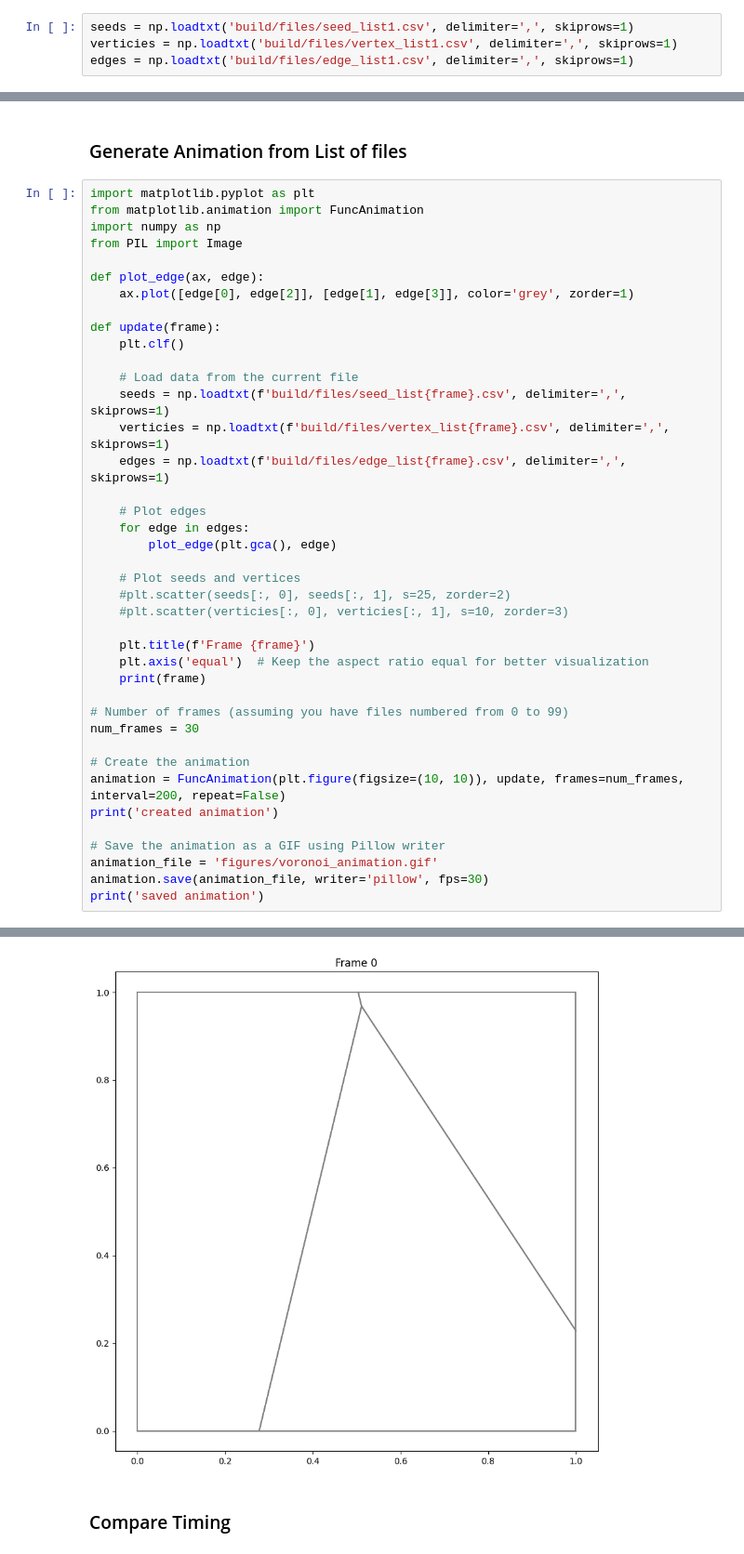
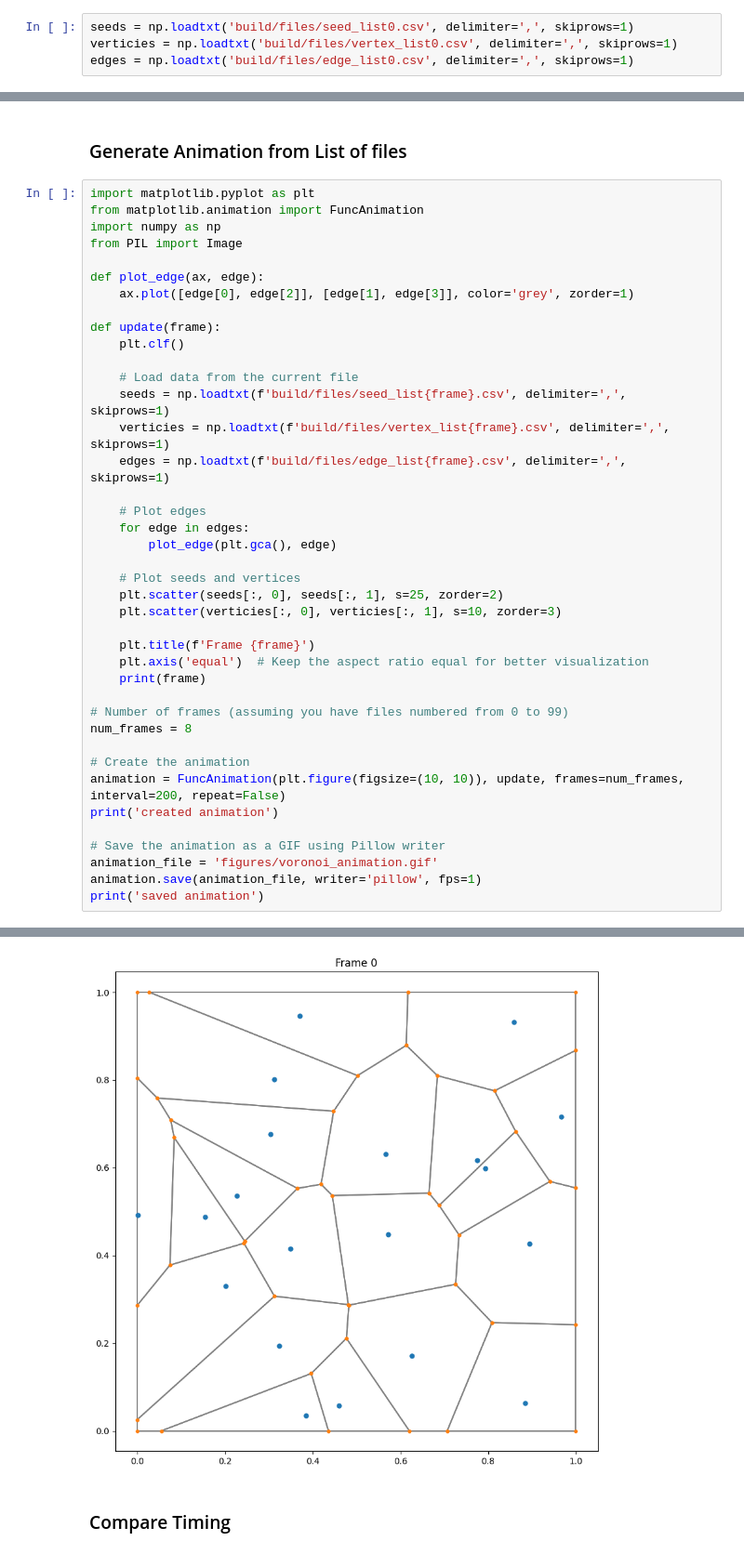
Before and after one commit to lucas56098/voronoi_mesh_project, a Jupyter notebook: animate.ipynb, the cells around one changed output, grey strips where cells are left out. Shown at 93% size. Cells and saved outputs as stored; diff of their text form.

```diff
--- a/animate.ipynb
+++ b/animate.ipynb
@@ -4,9 +4,9 @@
 import matplotlib.pyplot as plt
 import numpy as np
 # %%
-seeds = np.loadtxt('build/files/seed_list1.csv', delimiter=',', skiprows=1)
-verticies = np.loadtxt('build/files/vertex_list1.csv', delimiter=',', skiprows=1)
-edges = np.loadtxt('build/files/edge_list1.csv', delimiter=',', skiprows=1)
+seeds = np.loadtxt('build/files/seed_list0.csv', delimiter=',', skiprows=1)
+verticies = np.loadtxt('build/files/vertex_list0.csv', delimiter=',', skiprows=1)
+edges = np.loadtxt('build/files/edge_list0.csv', delimiter=',', skiprows=1)
 # %%
 def plot_edge(edge):
     #plt.plot([edge[0], edge[2]], [edge[1], edge[3]], color = 'grey', zorder=1, linewidth = 1)
@@ -49,15 +56,15 @@ def update(frame):
         plot_edge(plt.gca(), edge)
 
     # Plot seeds and vertices
-    #plt.scatter(seeds[:, 0], seeds[:, 1], s=25, zorder=2)
-    #plt.scatter(verticies[:, 0], verticies[:, 1], s=10, zorder=3)
+    plt.scatter(seeds[:, 0], seeds[:, 1], s=25, zorder=2)
+    plt.scatter(verticies[:, 0], verticies[:, 1], s=10, zorder=3)
 
     plt.title(f'Frame {frame}')
     plt.axis('equal')  # Keep the aspect ratio equal for better visualization
     print(frame)
 
 # Number of frames (assuming you have files numbered from 0 to 99)
-num_frames = 30
+num_frames = 8
 
 # Create the animation
 animation = FuncAnimation(plt.figure(figsize=(10, 10)), update, frames=num_frames, interval=200, repeat=False)
@@ -65,7 +72,7 @@ print('created animation')
 
 # Save the animation as a GIF using Pillow writer
 animation_file = 'figures/voronoi_animation.gif'
-animation.save(animation_file, writer='pillow', fps=30)
+animation.save(animation_file, writer='pillow', fps=1)
 print('saved animation')
 # %% [output]
 created animation
@@ -86,6 +88,6 @@ created animation
 saved animation
 0
-[figure, old version]
+[figure, new version]
 # %% [markdown]
 ### Compare Timing
 # %%
```
Also changed, not shown: parts of 5 cells of this notebook, 8 other files.
